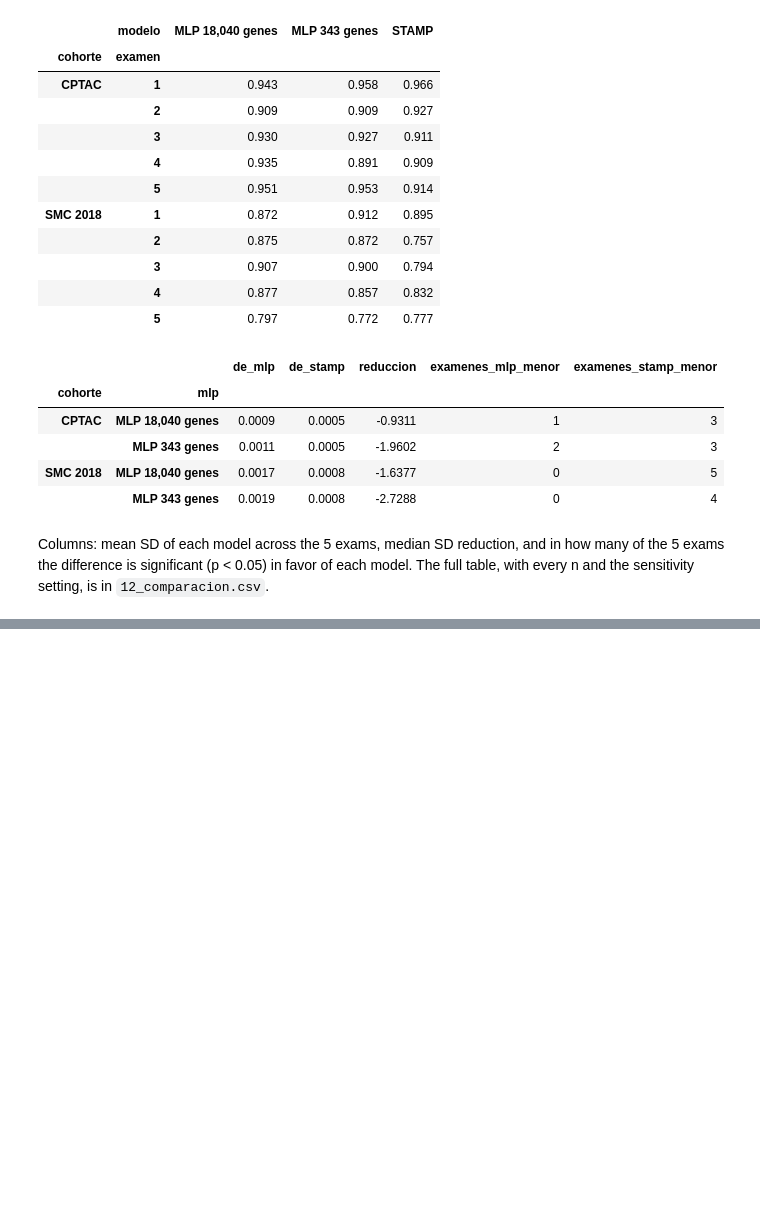
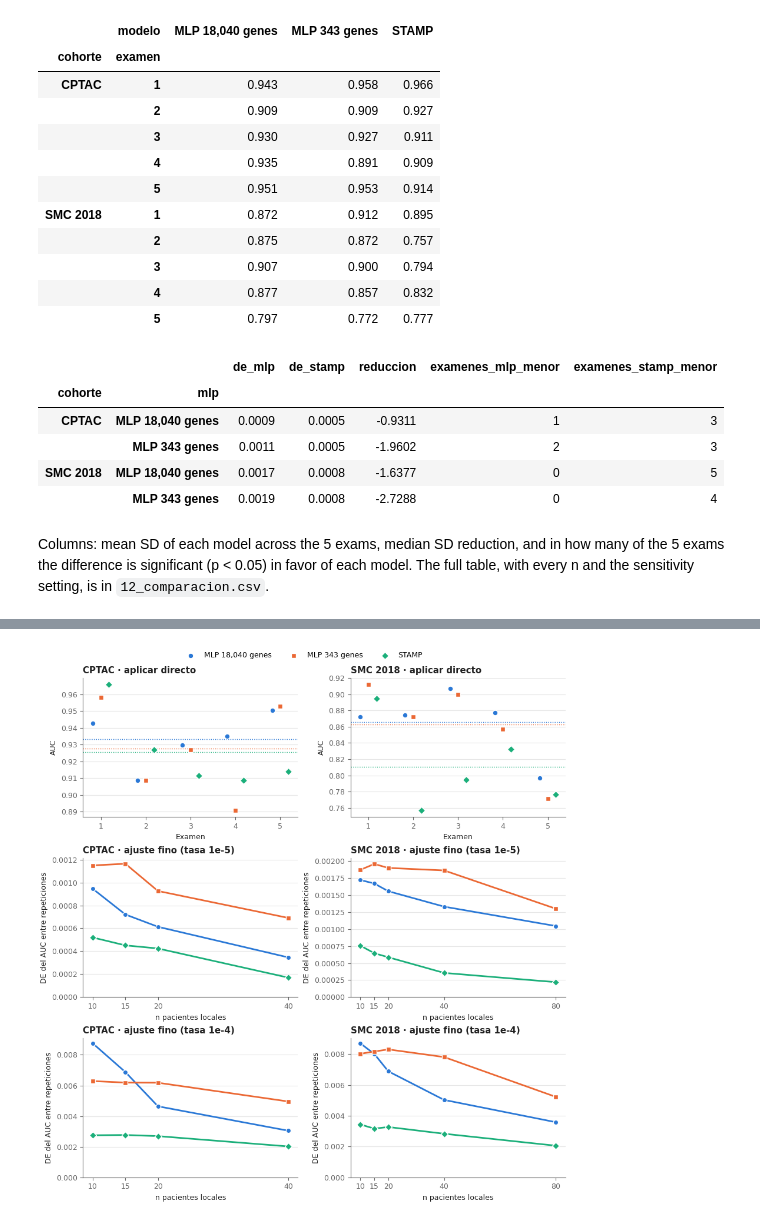
Before and after one commit to EduardoTllo/tp53-transfer-learning, a Jupyter notebook: notebooks/12_stamp_transfer.ipynb, the cells around one changed output, grey strips where cells are left out. Drawn from its saved outputs; the diff is of its cells as text; code cells hidden in the pictures; blank space fills up the shorter version.

Commit message:
Add the STAMP vs MLP figure to notebook 12

```diff
--- a/notebooks/12_stamp_transfer.ipynb
+++ b/notebooks/12_stamp_transfer.ipynb
@@ -272,0 +277,42 @@ Columns: mean SD of each model across the 5 exams, median SD reduction, and in h
+# %%
+import matplotlib.pyplot as plt
+
+FIG = ROOT / "results" / "figures"
+COLOR = {"MLP 18,040 genes": "#2a78d6", "MLP 343 genes": "#eb6834", "STAMP": "#1baf7a"}
+MARK = {"MLP 18,040 genes": "o", "MLP 343 genes": "s", "STAMP": "D"}
+INK, MUTED, GRID = "#222", "#666", "#e6e6e6"
+direct_tab = pd.read_csv(TAB / "12_aplicar_directo.csv")
+comp = pd.read_csv(TAB / "12_comparacion.csv")
+cohorts = ["CPTAC", "SMC 2018"]
+
+plt.rcParams.update({"font.size": 9, "axes.edgecolor": MUTED, "axes.labelcolor": INK, "xtick.color": MUTED,
+                     "ytick.color": MUTED, "axes.spines.top": False, "axes.spines.right": False})
+fig, axes = plt.subplots(3, 2, figsize=(9, 9.5), constrained_layout=True)
+
+for ax, coh in zip(axes[0], cohorts):
+    d = direct_tab[direct_tab.cohorte == coh]
+    for k, (m, c) in enumerate(COLOR.items()):
+        ax.scatter(d.examen + (k - 1) * 0.18, d[m], s=40, color=c, marker=MARK[m], edgecolor="white", linewidth=1, label=m, zorder=3)
+        ax.axhline(d[m].mean(), color=c, lw=1, ls=":", zorder=2)
+    ax.set_title(f"{coh} · aplicar directo", loc="left", color=INK, fontweight="bold")
+    ax.set(xticks=range(1, 6), xlabel="Examen", ylabel="AUC")
+    ax.grid(axis="y", color=GRID, lw=0.8)
+
+for row, var, label in [(1, "principal", "tasa 1e-5"), (2, "sensibilidad", "tasa 1e-4")]:
+    for ax, coh in zip(axes[row], cohorts):
+        c = comp[(comp.cohorte == coh) & (comp.variante == var)]
+        series = {m: c[c.mlp == m].groupby("n").de_mlp.mean() for m in ["MLP 18,040 genes", "MLP 343 genes"]}
+        series["STAMP"] = c.groupby("n").de_stamp.mean()
+        for m, s in series.items():
+            ax.plot(s.index, s.values, color=COLOR[m], lw=2, marker=MARK[m], ms=6, markeredgecolor="white", label=m)
+        ax.set_title(f"{coh} · ajuste fino ({label})", loc="left", color=INK, fontweight="bold")
+        ax.set(xticks=sorted(c.n.unique()), xlabel="n pacientes locales", ylabel="DE del AUC entre repeticiones")
+        ax.set_ylim(0, None)
+        ax.grid(axis="y", color=GRID, lw=0.8)
+
+handles, labels = axes[0, 0].get_legend_handles_labels()
+fig.legend(handles, labels, loc="outside upper center", ncol=3, frameon=False)
+fig.savefig(FIG / "12_stamp_vs_mlp.png", dpi=200, facecolor="white")
+plt.show()
+# %% [output]
+[figure, added]
```
Also changed, not shown: parts of 1 cell of this notebook, 1 other file.
